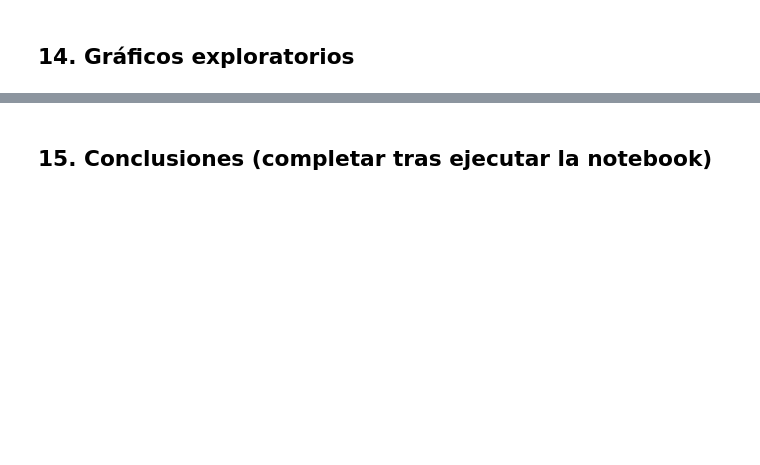
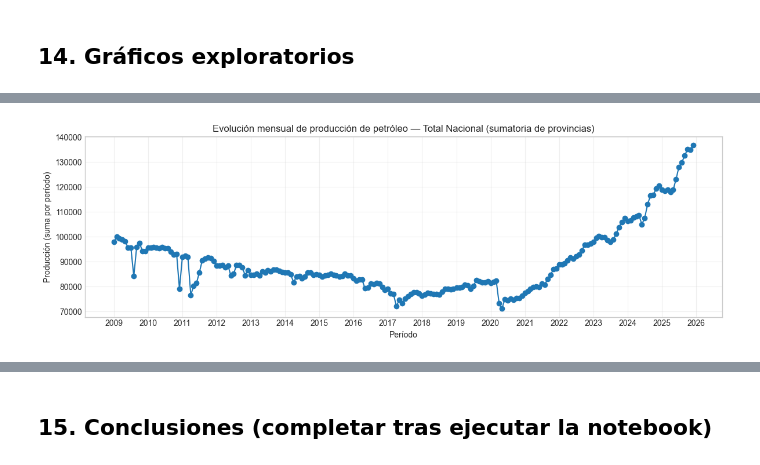
Before and after one commit to ppagano91/DashboardOilAndGasArgentina, a Jupyter notebook: exploration/notebooks/01_exploracion_sesco.ipynb, the cells around one changed output, grey strips where cells are left out. Drawn from its saved outputs; the diff is of its cells as text; code cells hidden in the pictures; blank space fills up the shorter version.

```diff
--- a/exploration/notebooks/01_exploracion_sesco.ipynb
+++ b/exploration/notebooks/01_exploracion_sesco.ipynb
@@ -358,0 +507,18 @@ else:
+# %%
+ts = (
+    df_model
+    .dropna(subset=["periodo", "produccion"])
+    .groupby("periodo", as_index=False)["produccion"]
+    .sum()
+    .sort_values("periodo")
+)
+
+ultimo_valor = ts.iloc[-1]["produccion"]
+penultimo_valor = ts.iloc[-2]["produccion"]
+
+ratio = ultimo_valor / penultimo_valor
+
+print("Último período:", ts.iloc[-1]["periodo"])
+print("Último valor:", ultimo_valor)
+print("Penúltimo valor:", penultimo_valor)
+print("Ratio:", ratio)
@@ -358,0 +530,61 @@ else:
+# %%
+if df_model["periodo"].notna().any() and df_model["produccion"].notna().any():
+
+    ts = (
+        df_model
+        .dropna(subset=["periodo", "produccion"])
+        .groupby("periodo", as_index=False)["produccion"]
+        .sum()
+        .sort_values("periodo")
+    )
+
+    # Convertir periodo a datetime para graficar bien
+    ts["periodo_dt"] = pd.to_datetime(ts["periodo"].astype(str), format="%Y-%m")
+
+    # Detectar último período sospechosamente bajo
+    excluir_ultimo = False
+
+    if len(ts) >= 2:
+        ultimo_valor = ts.iloc[-1]["produccion"]
+        penultimo_valor = ts.iloc[-2]["produccion"]
+        ratio = ultimo_valor / penultimo_valor if penultimo_valor else None
+
+        if ratio is not None and ratio < 0.5:
+            excluir_ultimo = True
+            print(
+                f"Advertencia: se excluye el último período "
+                f"({ts.iloc[-1]['periodo']}) porque parece incompleto. "
+                f"Representa {ratio:.1%} del período anterior."
+            )
+
+    ts_plot = ts.iloc[:-1].copy() if excluir_ultimo else ts.copy()
+
+    fig, ax = plt.subplots(figsize=(12, 4))
+
+    ax.plot(
+        ts_plot["periodo_dt"],
+        ts_plot["produccion"],
+        marker="o",
+        linewidth=1.5
+    )
+
+    ax.set_title("Evolución mensual de producción de petróleo — Total Nacional (sumatoria de provincias)")
+    ax.set_xlabel("Período")
+    ax.set_ylabel("Producción (suma por período)")
+
+    # Mostrar una etiqueta por año
+    ax.xaxis.set_major_locator(mdates.YearLocator(1))
+    ax.xaxis.set_major_formatter(mdates.DateFormatter("%Y"))
+
+    # Marcas menores cada 3 meses, sin texto
+    ax.xaxis.set_minor_locator(mdates.MonthLocator(interval=3))
+    # ax.xaxis.set_major_formatter(mdates.DateFormatter("%Y-%m"))
+
+    ax.grid(True, alpha=0.3)
+
+    plt.tight_layout()
+    plt.show()
+
+else:
+    print("No hay columnas suficientes para serie temporal.")
+# %% [output]
@@ -359,3 +592,4 @@ else:
+[figure, added]
 # %%
 if df_model["agrupador_nombre"].notna().any() and df_model["produccion"].notna().any():
     latest_period = df_model["periodo"].max()
```
Also changed, not shown: parts of 26 cells of this notebook.
